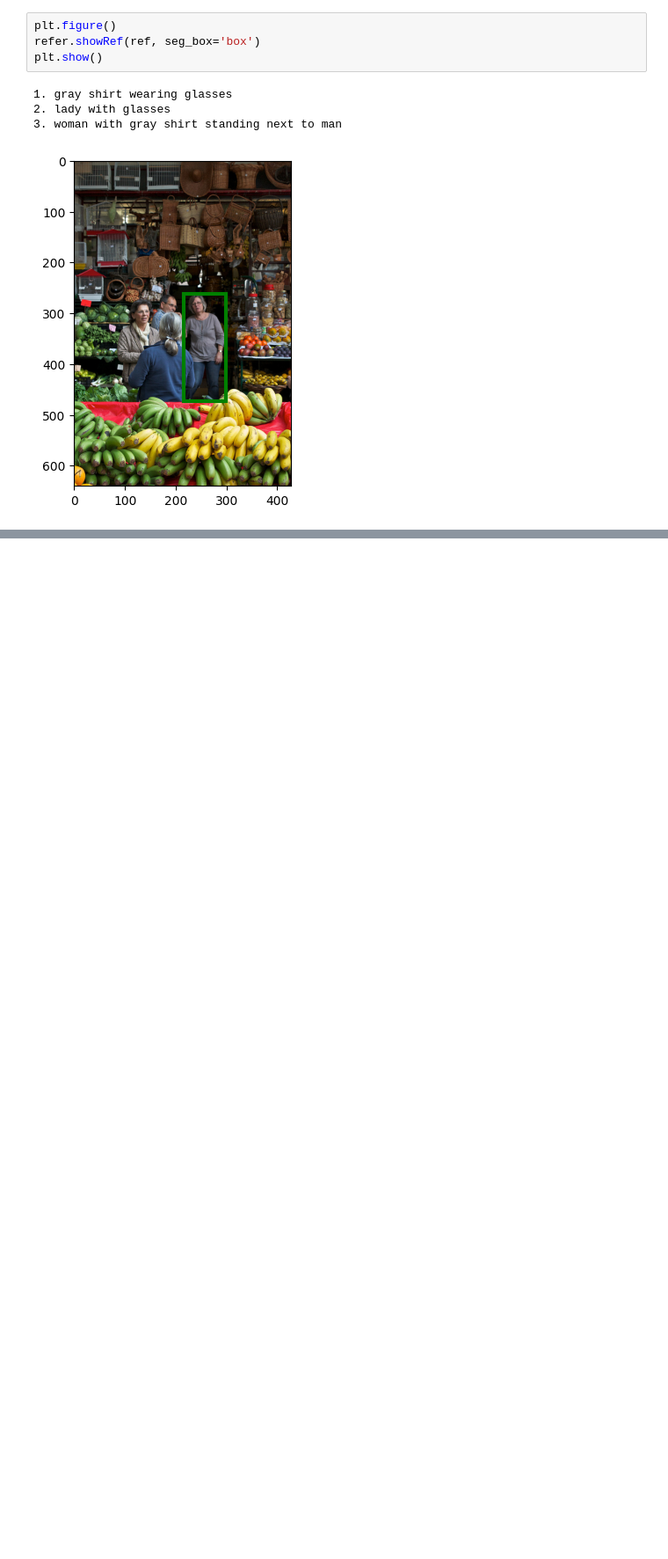
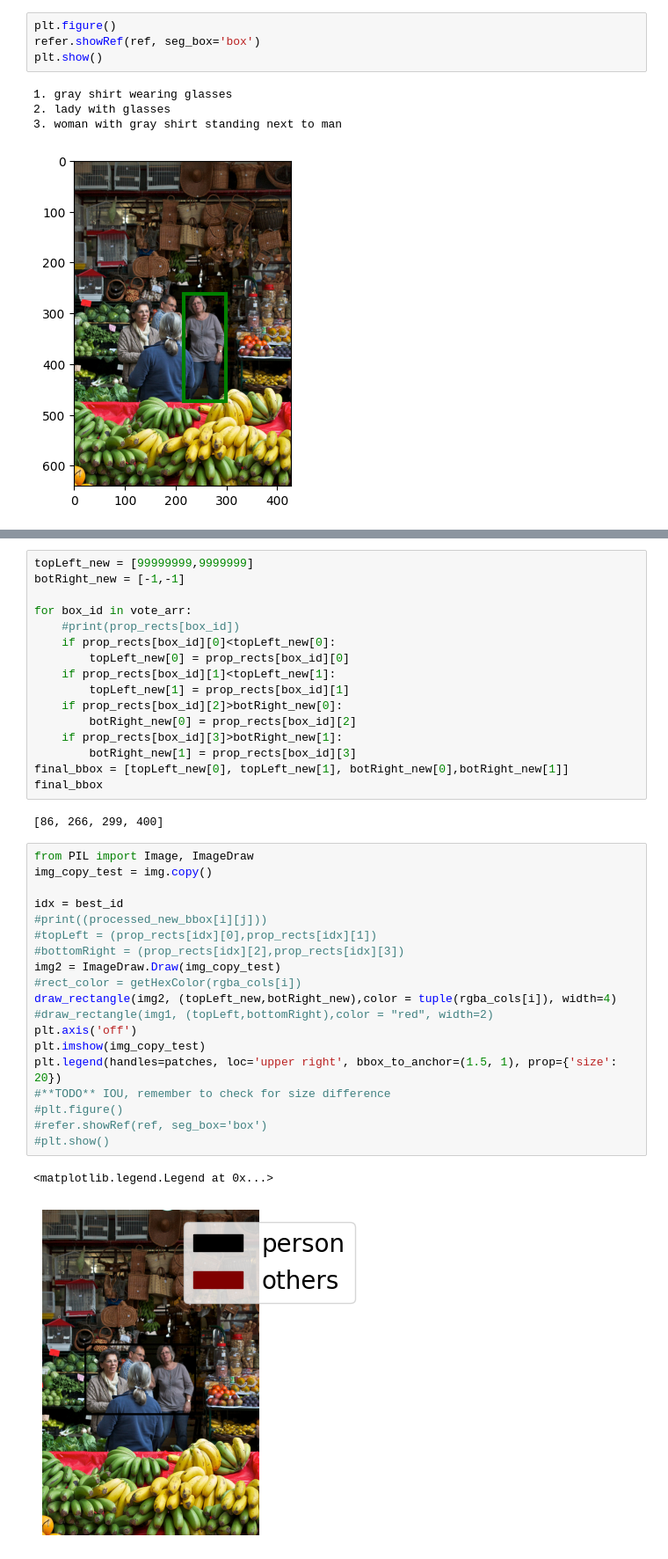
Before and after one commit to zixinglin07/instance-lseg, a Jupyter notebook: refcoco_notebook.ipynb, the cells around one changed output, grey strips where cells are left out. Shown at 88% size. Cells and saved outputs as stored; diff of their text form; blank space fills up the shorter version.

```diff
--- a/refcoco_notebook.ipynb
+++ b/refcoco_notebook.ipynb
@@ -981,0 +999,40 @@ IoU
+# %%
+topLeft_new = [99999999,9999999]
+botRight_new = [-1,-1]
+
+for box_id in vote_arr:
+    #print(prop_rects[box_id])
+    if prop_rects[box_id][0]<topLeft_new[0]:
+        topLeft_new[0] = prop_rects[box_id][0]
+    if prop_rects[box_id][1]<topLeft_new[1]:
+        topLeft_new[1] = prop_rects[box_id][1]
+    if prop_rects[box_id][2]>botRight_new[0]:
+        botRight_new[0] = prop_rects[box_id][2]
+    if prop_rects[box_id][3]>botRight_new[1]:
+        botRight_new[1] = prop_rects[box_id][3]
+final_bbox = [topLeft_new[0], topLeft_new[1], botRight_new[0],botRight_new[1]]
+final_bbox
+# %% [output]
+[86, 266, 299, 400]
+# %%
+from PIL import Image, ImageDraw
+img_copy_test = img.copy()
+
+idx = best_id
+#print((processed_new_bbox[i][j]))
+#topLeft = (prop_rects[idx][0],prop_rects[idx][1])
+#bottomRight = (prop_rects[idx][2],prop_rects[idx][3])
+img2 = ImageDraw.Draw(img_copy_test)
+#rect_color = getHexColor(rgba_cols[i])
+draw_rectangle(img2, (topLeft_new,botRight_new),color = tuple(rgba_cols[i]), width=4)
+#draw_rectangle(img1, (topLeft,bottomRight),color = "red", width=2)
+plt.axis('off')
+plt.imshow(img_copy_test)
+plt.legend(handles=patches, loc='upper right', bbox_to_anchor=(1.5, 1), prop={'size': 20})
+#**TODO** IOU, remember to check for size difference
+#plt.figure()
+#refer.showRef(ref, seg_box='box')
+#plt.show()
+# %% [output]
+<matplotlib.legend.Legend at 0x...>
+[figure, added]
```
Also changed, not shown: parts of 10 cells of this notebook, 3 other files.
